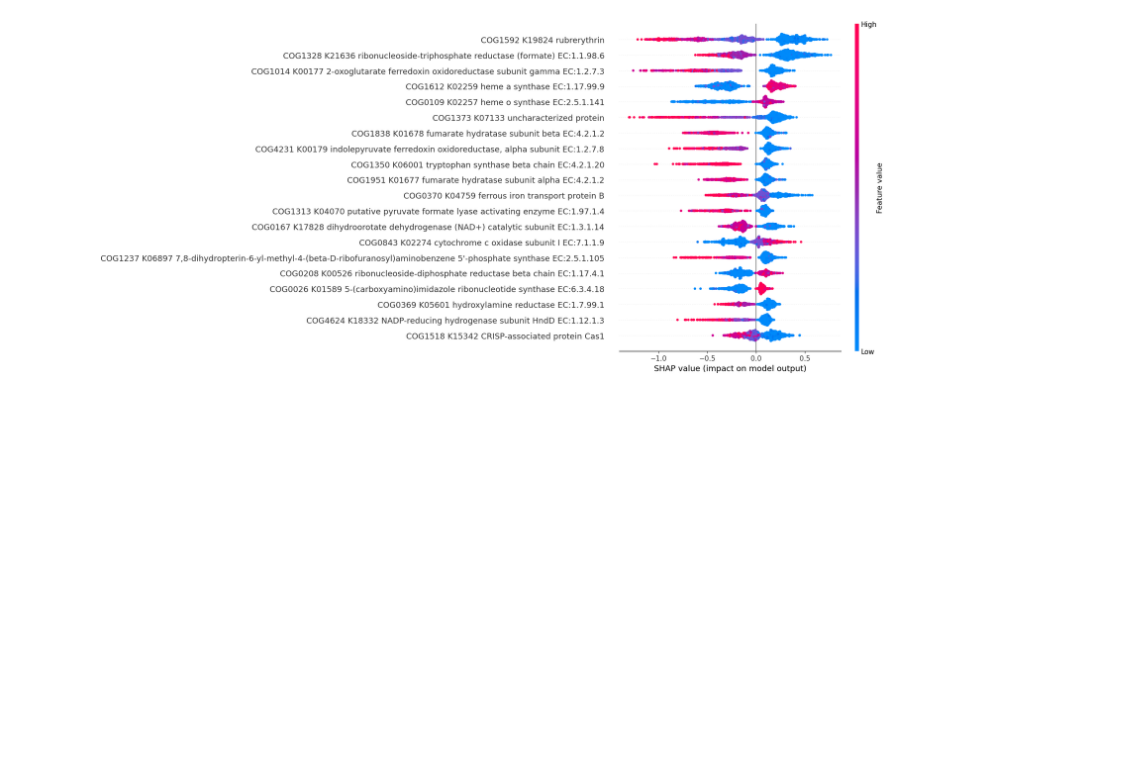
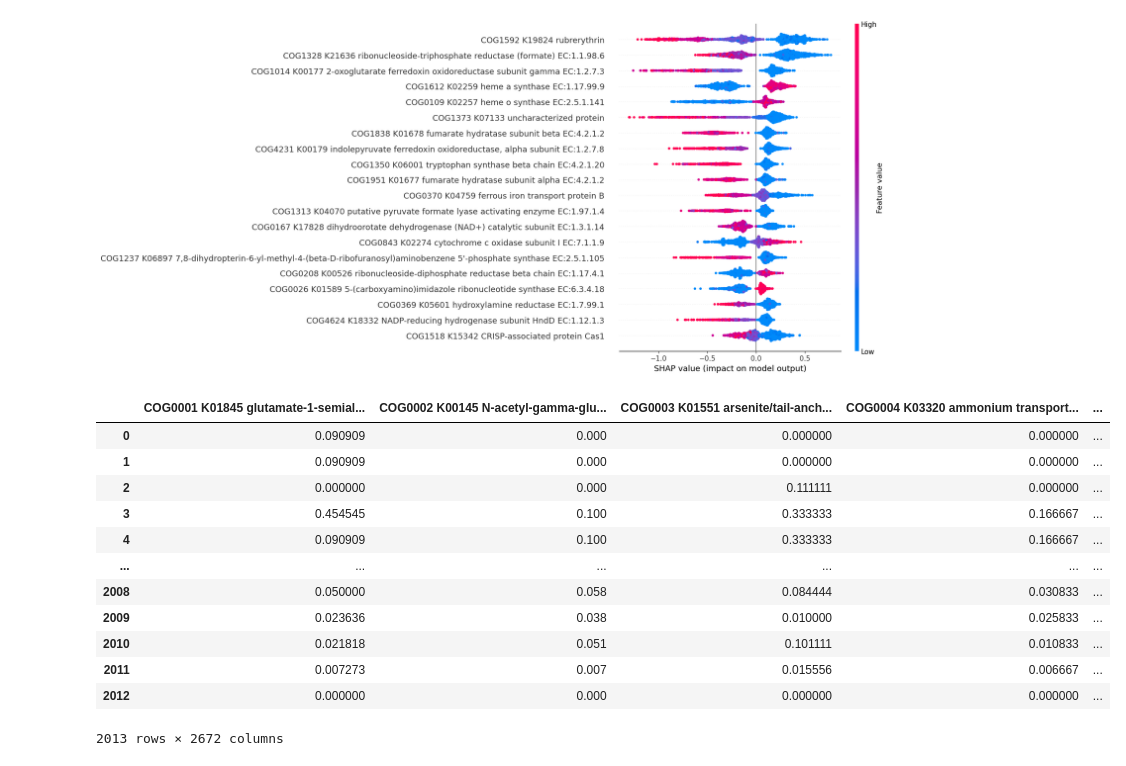
Before and after one commit to wwood/bacterial_dating_aerobic_predictor, a Jupyter notebook: 15_inspect_shap_values.ipynb, the cells around one changed output. Saved outputs shown, nothing was run; the diff lists cells and outputs as text; code cells hidden in the pictures; blank space fills up the shorter version.

```diff
--- a/15_inspect_shap_values.ipynb
+++ b/15_inspect_shap_values.ipynb
@@ -99,7 +99,7 @@ modal_keggs = pd.read_csv('data/modal_keggs_with_names.csv',sep="\t")
 modal_keggs.index = modal_keggs['cog']
 # modal_keggs
 # %%
-columns2 = pd.Series(['{} {} {}'.format(cog, ko, ko_name) for cog, ko, ko_name in zip(modal_keggs.loc[X.columns.to_list(),'cog'], modal_keggs.loc[d5.columns.to_list(),'ko'], modal_keggs.loc[d5.columns.to_list(),'ko_name'])])
+columns2 = pd.Series(['{} {} {}'.format(cog, ko, ko_name) for cog, ko, ko_name in zip(modal_keggs.loc[X.columns,'cog'], modal_keggs.loc[X.columns,'ko'], modal_keggs.loc[X.columns,'ko_name'])])
 dup_columns = columns2.duplicated()
 columns2 = ["{}_{}".format(c,i) if is_dup else c for c,i,is_dup in zip(columns2, range(len(columns2)), dup_columns)]
 # for
@@ -175,3 +175,19 @@ shap.summary_plot(shap_values, X_pred_scaled)
 No data for colormapping provided via 'c'. Parameters 'vmin', 'vmax' will be ignored
 Tight layout not applied. The left and right margins cannot be made large enough to accommodate all axes decorations.
 [figure]
+# %%
+X_pred_scaled
+# %% [output]
+|  | COG0001 K01845 glutamate-1-semial... | COG0002 K00145 N-acetyl-gamma-glu... | COG0003 K01551 arsenite/tail-anch... | COG0004 K03320 ammonium transport... | ... |
+| 0 | 0.090909 | 0.000 | 0.000000 | 0.000000 | ... |
+| 1 | 0.090909 | 0.000 | 0.000000 | 0.000000 | ... |
+| 2 | 0.000000 | 0.000 | 0.111111 | 0.000000 | ... |
+| 3 | 0.454545 | 0.100 | 0.333333 | 0.166667 | ... |
+| 4 | 0.090909 | 0.100 | 0.333333 | 0.166667 | ... |
+| ... | ... | ... | ... | ... | ... |
+| 2008 | 0.050000 | 0.058 | 0.084444 | 0.030833 | ... |
+| 2009 | 0.023636 | 0.038 | 0.010000 | 0.025833 | ... |
+| 2010 | 0.021818 | 0.051 | 0.101111 | 0.010833 | ... |
+| 2011 | 0.007273 | 0.007 | 0.015556 | 0.006667 | ... |
+| 2012 | 0.000000 | 0.000 | 0.000000 | 0.000000 | ... |
+2013 rows × 2672 columns
```
Also changed, not shown: parts of 2 cells of this notebook, 3 other files.
